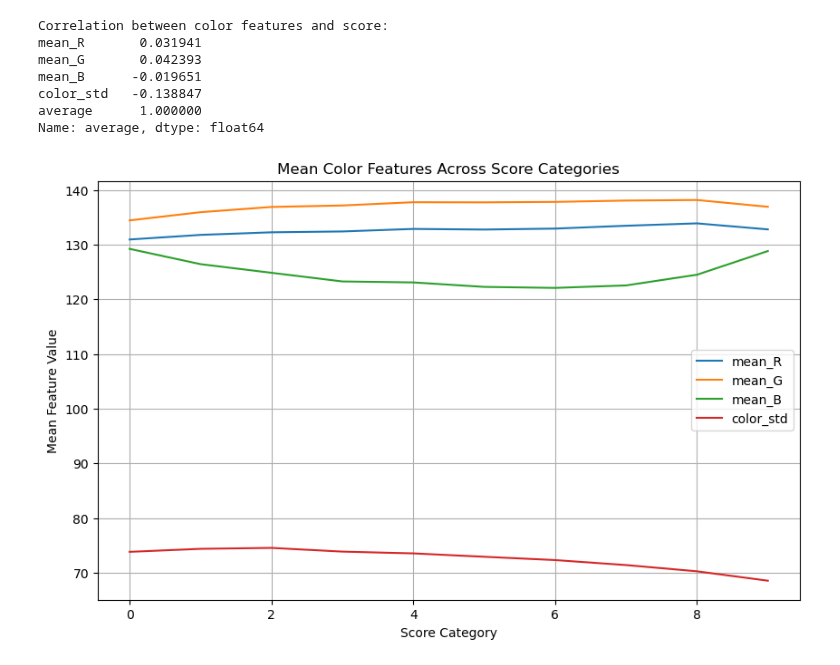
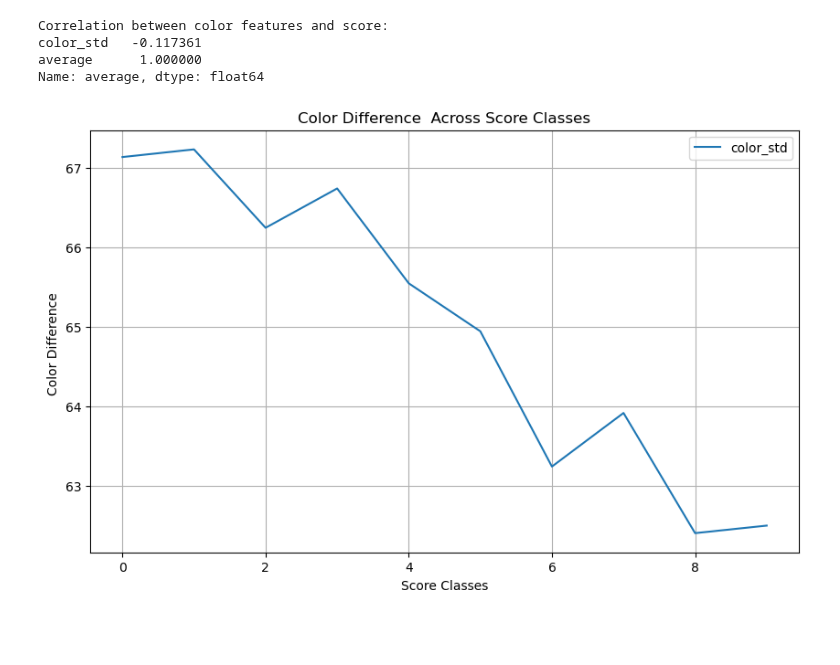
Before and after one commit to COrtsJosep/landscape-aesthetics, a Jupyter notebook: src/models/Analysis_of_Dominant_color.ipynb, the cells around one changed output. Drawn from its saved outputs; the diff is of its cells as text; code cells hidden in the pictures; blank space fills up the shorter version.

```diff
--- a/src/models/Analysis_of_Dominant_color.ipynb
+++ b/src/models/Analysis_of_Dominant_color.ipynb
@@ -7,7 +7,7 @@ import os
 df_scores = pd.read_csv('/home/ubuntu/landscape-aesthetics/data/external/scenicornot/scenicornot.metadata.csv')
 
 # Read the color feature data (color space features: H_mean, S_mean, V_mean, etc.)
-df_colors = pd.read_csv('/home/ubuntu/landscape-aesthetics/reports/dominant_colors.csv')  # Change to the path of your color feature file
+df_colors = pd.read_csv('/home/ubuntu/landscape-aesthetics/reports/dominant_colors_hist_8.csv')  # Change to the path of your color feature file
 
 # Assume the first column in df_scores is the image name and the 8th column is the score
 df_scores = df_scores[['filename', 'average']]  # Extract the columns for image names and scores
@@ -68,31 +68,30 @@ Name: 9, dtype: float64
 # %%
-df_merged['mean_R'] = df_merged[['R1', 'R2', 'R3']].mean(axis=1)
-df_merged['mean_G'] = df_merged[['G1', 'G2', 'G3']].mean(axis=1)
-df_merged['mean_B'] = df_merged[['B1', 'B2', 'B3']].mean(axis=1)
-df_merged['color_std'] = df_merged[['R1', 'G1', 'B1', 'R2', 'G2', 'B2', 'R3', 'G3', 'B3']].std(axis=1)
+# df_merged['mean_R'] = df_merged[['R1', 'R2', 'R3']].mean(axis=1)
+# df_merged['mean_G'] = df_merged[['G1', 'G2', 'G3']].mean(axis=1)
+# df_merged['mean_B'] = df_merged[['B1', 'B2', 'B3']].mean(axis=1)
+# df_merged['color_std'] = df_merged[['R1', 'G1', 'B1', 'R2', 'G2', 'B2', 'R3', 'G3', 'B3', 'R4', 'G4', 'B4', 'R5', 'G5', 'B5', 'R6', 'G6', 'B6', 'R7', 'G7', 'B7', 'R8', 'G8', 'B8']].std(axis=1)
+df_merged['color_std'] = df_merged[['R1', 'G1', 'B1', 'R2', 'G2', 'B2', 'R3', 'G3', 'B3', 'R4', 'G4', 'B4', 'R5', 'G5', 'B5', 'R6', 'G6', 'B6', 'R7', 'G7', 'B7', 'R8', 'G8', 'B8']].std(axis=1)
 
 
-color_features_2 = ['mean_R', 'mean_G', 'mean_B', 'color_std', 'average']
+color_features_2 = ['color_std', 'average']
 
 correlation_matrix = df_merged[color_features_2].corr()
 print("Correlation between color features and score:")
 print(correlation_matrix['average'])
 
-mean_colors_by_category_2 = df_merged.groupby('score_category')[['mean_R', 'mean_G', 'mean_B', 'color_std']].mean()
+mean_colors_by_category_2 = df_merged.groupby('score_category')[['color_std']].mean()
 
 mean_colors_by_category_2.plot(kind='line', figsize=(10, 6))
-plt.title('Mean Color Features Across Score Categories')
-plt.xlabel('Score Category')
-plt.ylabel('Mean Feature Value')
+plt.title('Color Difference  Across Score Classes')
+plt.xlabel('Score Classes')
+plt.ylabel('Color Difference ')
 plt.grid(True)
+plt.savefig(f"/home/ubuntu/landscape-aesthetics/reports/figures/Color Difference  Across Score Classes.jpg")
 plt.show()
 # %% [output]
 Correlation between color features and score:
-mean_R       0.031941
-mean_G       0.042393
-mean_B      -0.019651
-color_std   -0.138847
+color_std   -0.117361
 average      1.000000
 Name: average, dtype: float64
-[figure, old version]
+[figure, new version]
 # %%
```
Also changed, not shown: parts of 3 cells of this notebook, 4 other files.
